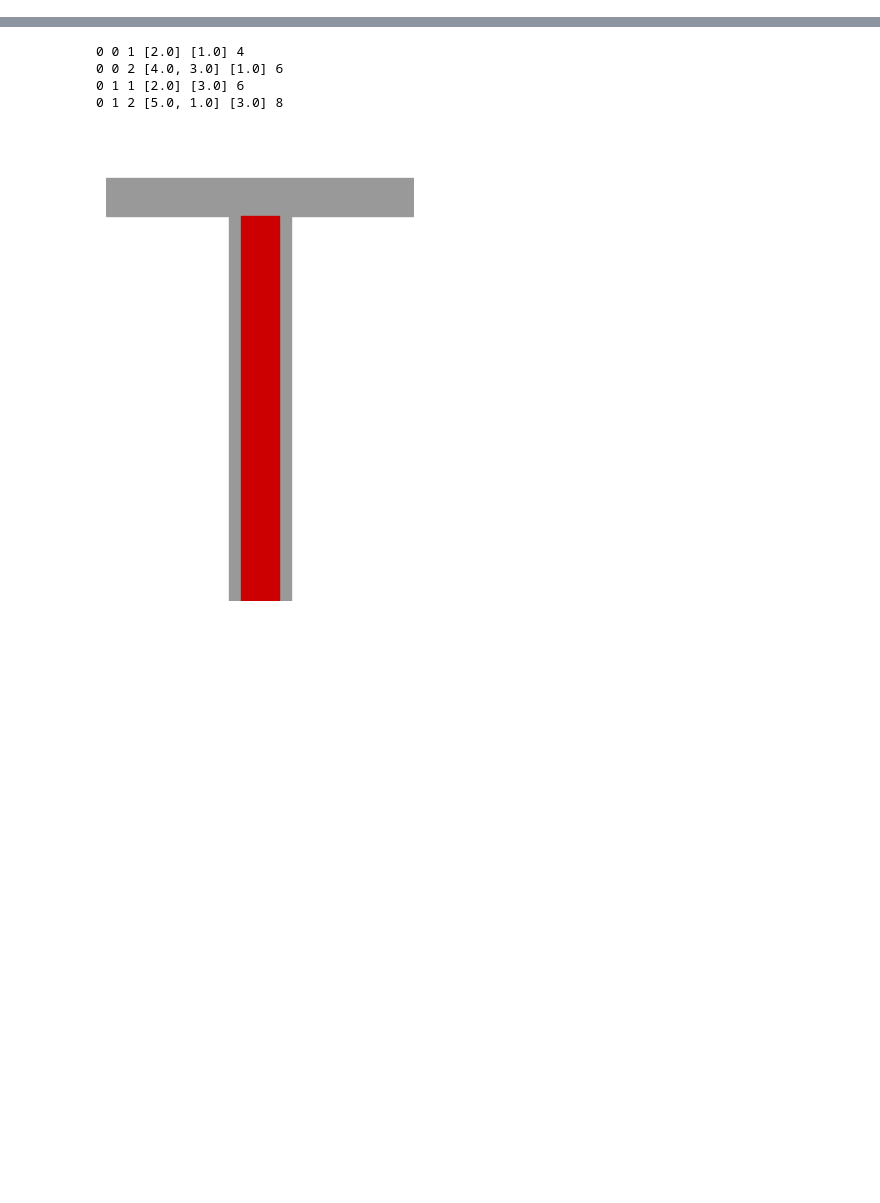
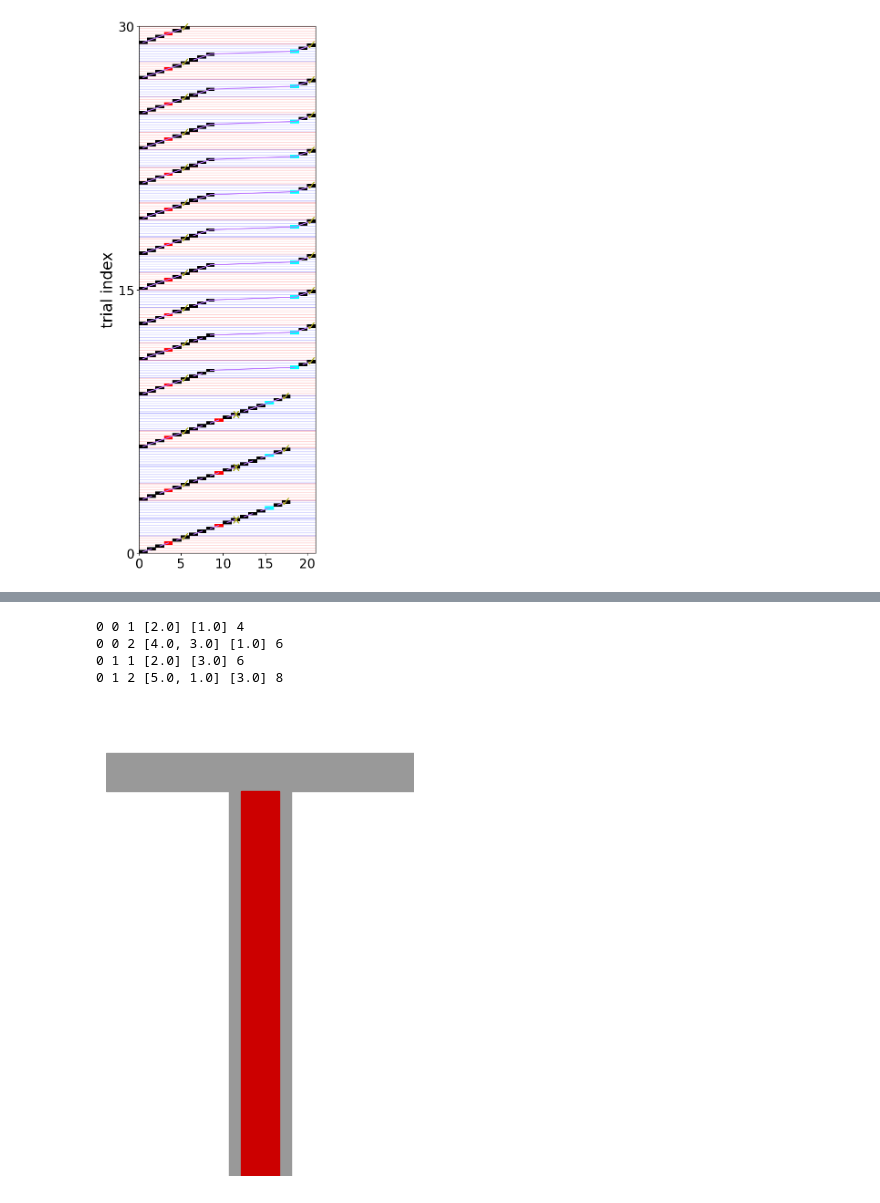
Before and after one commit to toppo365/flexiblemodel, a Jupyter notebook: splitter_cell.ipynb, the cells around one changed output, grey strips where cells are left out. Cells and saved outputs as stored; diff of their text form; code cells hidden in the pictures; blank space fills up the shorter version.

```diff
--- a/splitter_cell.ipynb
+++ b/splitter_cell.ipynb
@@ -47,10 +69,12 @@ x = 0
 hp = NetworkModel(200,1000,300,1200,8)
 result = []
 HCprev = []
+blocks = [hp.swblock]
 cond = None
 for i in range(30):
     result_,HCprev,cond = hp.process(i, HCprev, cond, verbose = True)
     result.append(result_)
+    blocks.append(hp.swblock)
 #allresult[x] = result
 x += 1
 # %% [output]
@@ -117,3 +145,6 @@ init 5 1
 # %%
-with open("./pkls/splitter_cell.pkl", mode = "wb") as f:
-    pickle.dump(allresult, f)
+with open("./pkls/splitter_cell.pkl", mode = "rb") as f:
+    allresult = pickle.load(f)
+    hp = pickle.load(f)
+num = len(allresult)
+trialnum = np.max([len(allresult[x]) for x in range(num)])
@@ -124,0 +181,68 @@ trialnum = np.max([len(allresult[x]) for x in range(num)])
+# %%
+import matplotlib.colors as mcolors
+
+concatenated = np.concatenate(HCfr)
+cmap = mcolors.ListedColormap(["#ffffff00", "black", "black", "black", "red", "#00ffff"], N = 6)
+
+# 出現順にユニークなニューロン番号を取り出す
+seen = {}
+unique_order = [seen.setdefault(x, x) for x in concatenated if x not in seen and x == x]
+neuron_to_index = {neuron: i for i, neuron in enumerate(unique_order)}
+
+# 行列を作成（neuron_index × time）
+time_len = len(concatenated)
+n_neurons = len(unique_order)
+mat = np.zeros((n_neurons, time_len))
+
+#nclr = {2:4, 3:4, 8:5, 9:6, 18:5}
+nclr = {3:4, 9:4,15:5, 18:5}
+check = 0
+for t, neuron in enumerate(concatenated):
+    if neuron == neuron:
+        if neuron_to_index[neuron] not in nclr:
+            mat[neuron_to_index[neuron], t] = 1
+        else:
+            mat[neuron_to_index[neuron], t] = nclr[neuron_to_index[neuron]]
+        if np.isnan(concatenated[t+1]):
+            if rwds[check] == 1:
+                mat[neuron_to_index[neuron], t] = 2
+            else:
+                mat[neuron_to_index[neuron], t] = 3
+            check += 1
+mat = mat[:,np.sum(mat,0)!=0]
+# 可視化
+plt.figure(figsize=(5,15))
+c = plt.pcolor(mat.T, cmap=cmap, edgecolors='none')
+check = 0
+for n in range(mat.shape[0]):
+    for m in range(mat.shape[1]):
+        if mat[n,m] == 2:
+            plt.text(n+0.5, m+0.5,"✓",color = "#aaaa11", fontsize = 20,va = "center", ha = "center")
+        elif mat[n,m] == 3:
+            plt.text(n+0.5, m+0.5,"x",color = "#aaaa11", fontsize = 20,va = "center", ha = "center")
+
+            # cut line (axvline → axhline)
+cut_points = np.where(np.isnan(concatenated))[0]/7 * 6
+for n, cp in enumerate(cut_points[:-1]):
+    if blocks[n] == 0:
+        plt.axhspan(cp,cp+5.9, color="red",alpha = 0.2, fill=False,hatch='---')   # ← 水平線
+    else:
+        plt.axhspan(cp,cp+5.9, color="blue", alpha = 0.2, fill=False,hatch='---')  # ← 水平線
+
+count = 0
+for line in HCfr:
+    xs = [neuron_to_index[l]+0.5 for l in line if not np.isnan(l)]
+    if len(xs) < 2:
+        continue
+    plt.plot(xs, np.arange(count+0.5, count + len(xs)), "-",linewidth = 1.5, color = "#bb77ff")
+    plt.scatter([xs[0], xs[-1]], [count+0.5, count + len(xs) - 0.5], 12, color = "#bb77ff")
+    count += len(xs)
+c = plt.pcolor(mat.T, cmap=cmap, edgecolors='none')
+plt.yticks(cut_points[::15], np.arange(0, len(cut_points),15), fontsize = 20)
+plt.xticks(np.arange(0,21,5), fontsize = 20)
+plt.ylabel("trial index", fontsize = 24)
+#plt.xlabel("Neuron No. (sorted)", fontsize = 20)
+
+plt.savefig("./figure/example_HC.png", bbox_inches = "tight")
+# %% [output]
+[figure, added]
```
Also changed, not shown: parts of 16 cells of this notebook, 1 other file.
